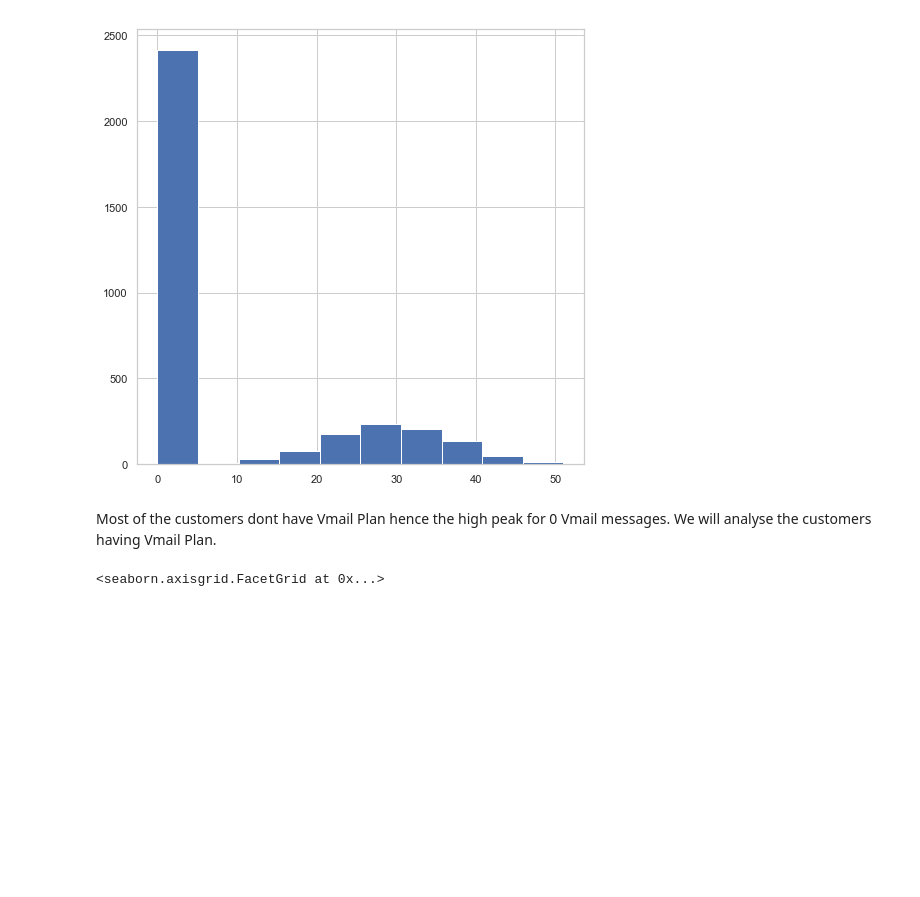
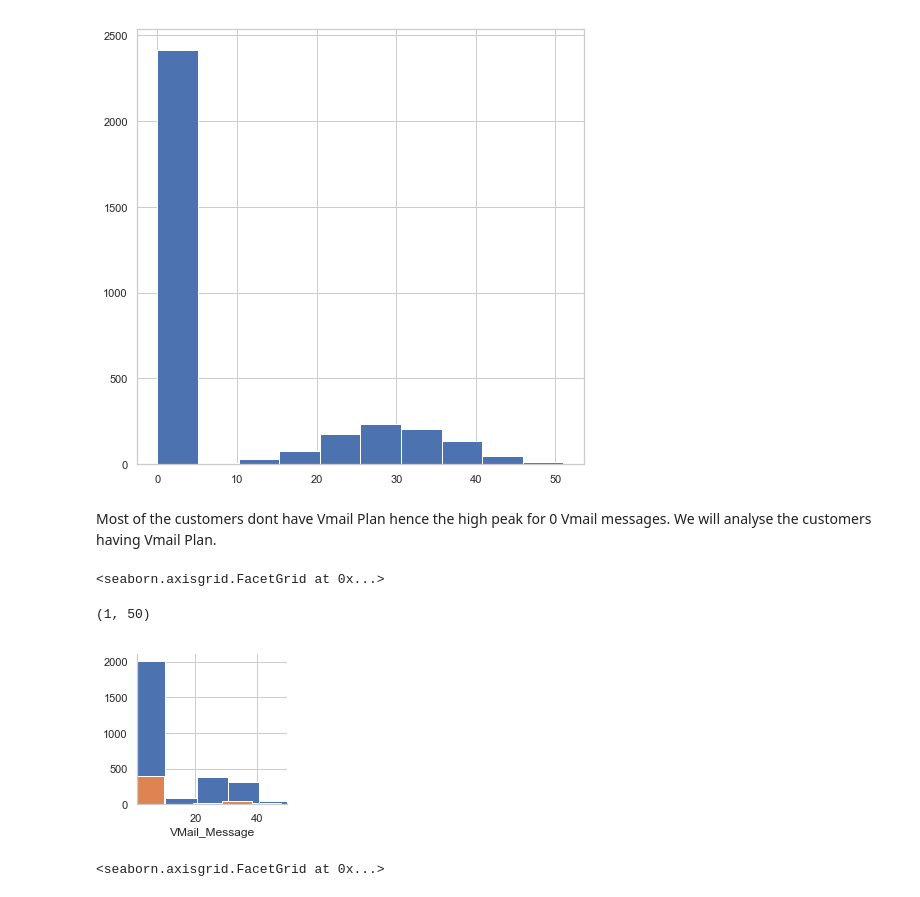
Before and after one commit to uoft-datascience/3250, a Jupyter notebook: Project-Churn.ipynb, the cells around one changed output. Saved outputs shown, nothing was run; the diff lists cells and outputs as text; code cells hidden in the pictures; blank space fills up the shorter version.

```diff
--- a/Project-Churn.ipynb
+++ b/Project-Churn.ipynb
@@ -316,6 +316,14 @@ df_data['VMail_Message'].hist()
 [figure]
 # %% [markdown]
 Most of the customers dont have Vmail Plan hence the high peak for 0 Vmail messages. We will analyse the customers having Vmail Plan.
+# %%
+g = sns.FacetGrid(df_data, hue="Churn")
+g.map(plt.hist, 'VMail_Message', bins=5)
+plt.xlim(xmin=1, xmax = 50)
+# %% [output]
+<seaborn.axisgrid.FacetGrid at 0x...>
+(1, 50)
+[figure, added]
 # %%
 g = sns.FacetGrid(df_data[df_data.VMail_Message > 0], col='Churn')
 g.map(plt.hist, 'VMail_Message', bins=5)
```
Also changed, not shown: parts of 13 cells of this notebook, 1 other file.
